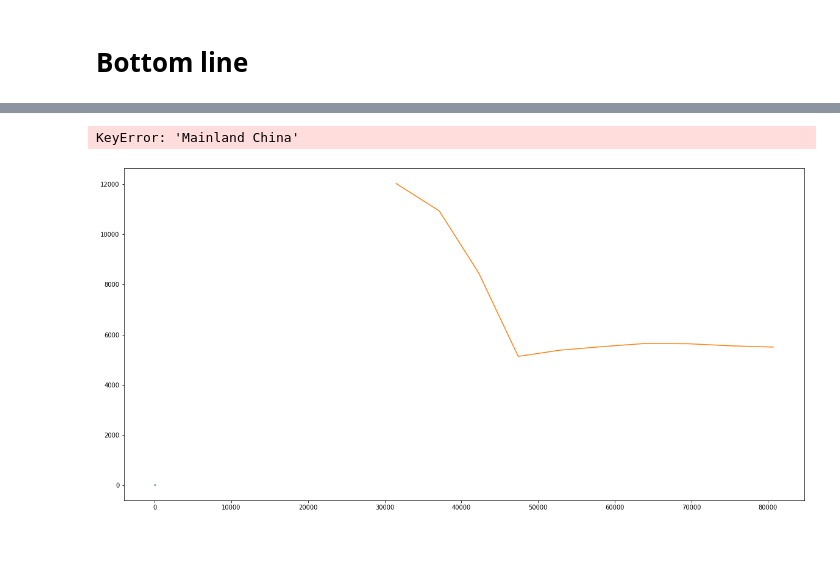
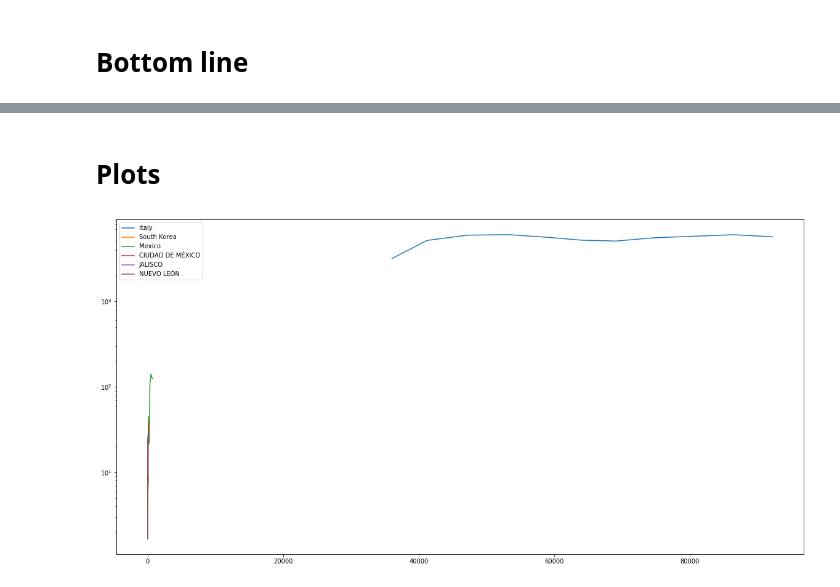
Before and after one commit to marianarf/covid19_mexico_analysis, a Jupyter notebook: global_interventions.ipynb, the cells around one changed output, grey strips where cells are left out. Drawn from its saved outputs; the diff is of its cells as text; code cells hidden in the pictures; blank space fills up the shorter version.

Commit message:
Fix daily growth date range

```diff
--- a/global_interventions.ipynb
+++ b/global_interventions.ipynb
@@ -131,12 +135,17 @@ import matplotlib.pyplot as plt
 # Bottom line
 # %%
 # Cumulative cases
-cum_tbl.reset_index(drop=True, inplace=True)
+#total_cases_tbl = total_cases_tbl.fillna(0)
+#total_cases_tbl = cum_tbl.reset_index(drop=True, inplace=True)
+# %%
+# Fill nas
+cum_tbl = cum_tbl.fillna(0)
+# %%
+# Calculate daily cases
+daily_cases_tbl = cum_tbl.diff().fillna(0).reset_index()
 # %%
-# Calculate new cases
-daily_tbl = cum_tbl.diff().fillna(cum_tbl).reset_index().drop('index', axis=1)
-
-new_cases_tbl = daily_tbl._get_numeric_data()
+# Now new cases
+new_cases_tbl = daily_cases_tbl._get_numeric_data()
 new_cases_tbl[new_cases_tbl < 0] = 0
 # %%
 display(HTML(cum_tbl.to_html()))
@@ -180,0 +185,2 @@ display(HTML(new_cases_tbl.to_html()))
+# %% [markdown]
+# Plots
@@ -181,18 +191,16 @@ display(HTML(new_cases_tbl.to_html()))
 # %%
 state_lane = {}
 
 plt.figure(figsize=(20,10))
 
-for region in ['CIUDAD DE MÉXICO', 'Italy', 'JALISCO', 'Mexico',
-       'Mexico_SS', 'NUEVO LEÓN', 'South Korea', 'US']:
-    plt.plot(list(cum_tbl[region].dropna().rolling(window=7).mean()), list(new_cases_tbl[region].dropna().rolling(window=7).mean()), label=region)
+for region in ['Italy', 'South Korea', 'Mexico', 'CIUDAD DE MÉXICO', 'JALISCO', 'NUEVO LEÓN']:
+    plt.plot(list(cum_tbl[region].dropna().rolling(window=3).mean()), list(new_cases_tbl[region].dropna().rolling(window=3).mean()), label=region)
     #pd.DataFrame(list(pivot_tbl_cum[state].dropna()), list(pivot_tbl_delta[state].dropna())).to_csv('data/output_series/' + state + '.csv')
 
 plt.legend()
 plt.yscale('log')
-plt.xscale('log')
+plt.xscale('linear')
 
 plt.show()
 # %% [output]
-KeyError: 'Mainland China'
-[figure, old version]
+[figure, new version]
```
Also changed, not shown: parts of 12 cells of this notebook.
